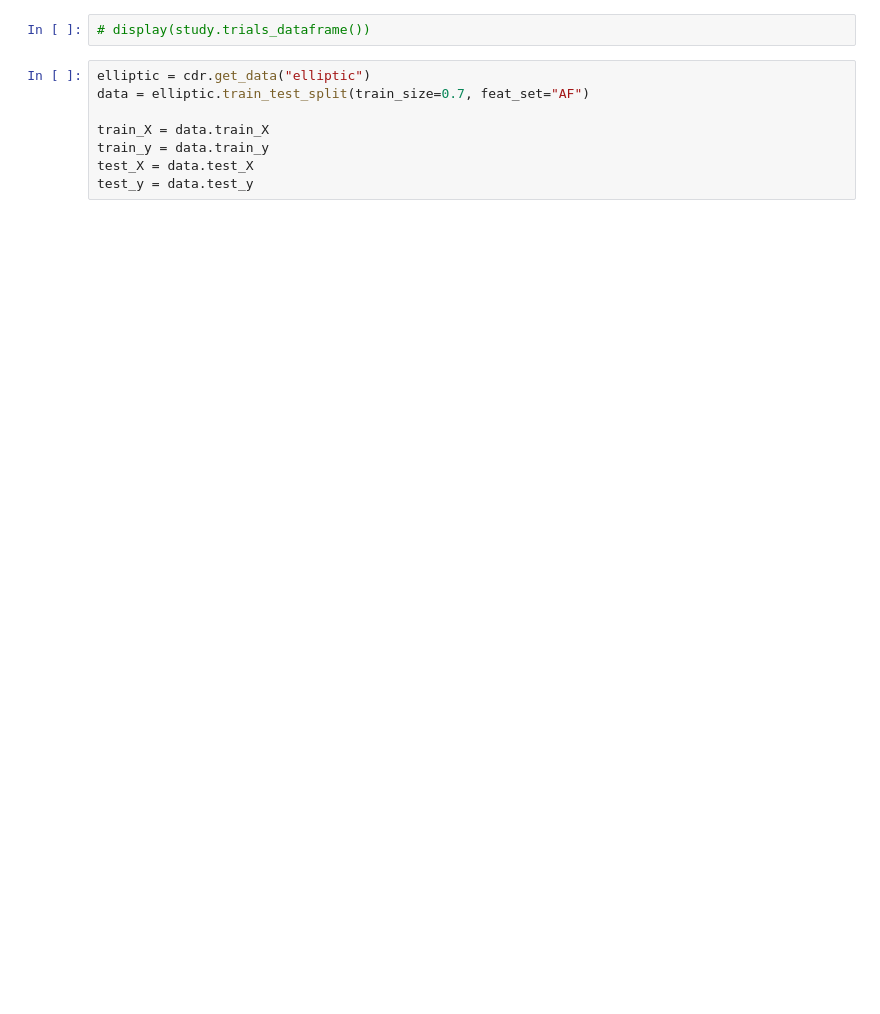
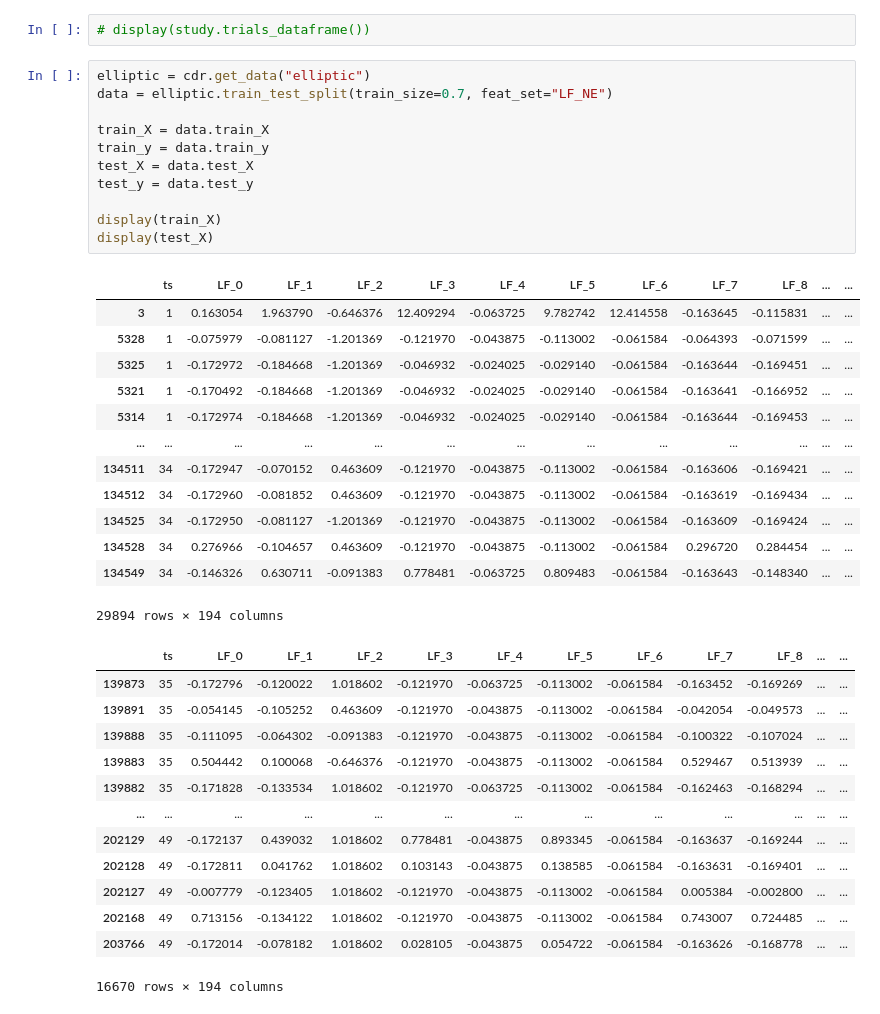
Before and after one commit to achmand/aml-crypto-graph, a Jupyter notebook: src/TEST_TPE.ipynb, the cells around one changed output. Cells and saved outputs as stored; diff of their text form; blank space fills up the shorter version.

```diff
--- a/src/TEST_TPE.ipynb
+++ b/src/TEST_TPE.ipynb
@@ -121,10 +121,40 @@ print(study.best_trial.params)
 # display(study.trials_dataframe())
 # %%
 elliptic = cdr.get_data("elliptic")
-data = elliptic.train_test_split(train_size=0.7, feat_set="AF")
+data = elliptic.train_test_split(train_size=0.7, feat_set="LF_NE")
 
 train_X = data.train_X
 train_y = data.train_y
 test_X = data.test_X
 test_y = data.test_y
+
+display(train_X)
+display(test_X)
+# %% [output]
+|  | ts | LF_0 | LF_1 | LF_2 | LF_3 | LF_4 | LF_5 | LF_6 | LF_7 | LF_8 | ... | ... |
+| 3 | 1 | 0.163054 | 1.963790 | -0.646376 | 12.409294 | -0.063725 | 9.782742 | 12.414558 | -0.163645 | -0.115831 | ... | ... |
+| 5328 | 1 | -0.075979 | -0.081127 | -1.201369 | -0.121970 | -0.043875 | -0.113002 | -0.061584 | -0.064393 | -0.071599 | ... | ... |
+| 5325 | 1 | -0.172972 | -0.184668 | -1.201369 | -0.046932 | -0.024025 | -0.029140 | -0.061584 | -0.163644 | -0.169451 | ... | ... |
+| 5321 | 1 | -0.170492 | -0.184668 | -1.201369 | -0.046932 | -0.024025 | -0.029140 | -0.061584 | -0.163641 | -0.166952 | ... | ... |
+| 5314 | 1 | -0.172974 | -0.184668 | -1.201369 | -0.046932 | -0.024025 | -0.029140 | -0.061584 | -0.163644 | -0.169453 | ... | ... |
+| ... | ... | ... | ... | ... | ... | ... | ... | ... | ... | ... | ... | ... |
+| 134511 | 34 | -0.172947 | -0.070152 | 0.463609 | -0.121970 | -0.043875 | -0.113002 | -0.061584 | -0.163606 | -0.169421 | ... | ... |
+| 134512 | 34 | -0.172960 | -0.081852 | 0.463609 | -0.121970 | -0.043875 | -0.113002 | -0.061584 | -0.163619 | -0.169434 | ... | ... |
+| 134525 | 34 | -0.172950 | -0.081127 | -1.201369 | -0.121970 | -0.043875 | -0.113002 | -0.061584 | -0.163609 | -0.169424 | ... | ... |
+| 134528 | 34 | 0.276966 | -0.104657 | 0.463609 | -0.121970 | -0.043875 | -0.113002 | -0.061584 | 0.296720 | 0.284454 | ... | ... |
+| 134549 | 34 | -0.146326 | 0.630711 | -0.091383 | 0.778481 | -0.063725 | 0.809483 | -0.061584 | -0.163643 | -0.148340 | ... | ... |
+29894 rows × 194 columns
+|  | ts | LF_0 | LF_1 | LF_2 | LF_3 | LF_4 | LF_5 | LF_6 | LF_7 | LF_8 | ... | ... |
+| 139873 | 35 | -0.172796 | -0.120022 | 1.018602 | -0.121970 | -0.063725 | -0.113002 | -0.061584 | -0.163452 | -0.169269 | ... | ... |
+| 139891 | 35 | -0.054145 | -0.105252 | 0.463609 | -0.121970 | -0.043875 | -0.113002 | -0.061584 | -0.042054 | -0.049573 | ... | ... |
+| 139888 | 35 | -0.111095 | -0.064302 | -0.091383 | -0.121970 | -0.043875 | -0.113002 | -0.061584 | -0.100322 | -0.107024 | ... | ... |
+| 139883 | 35 | 0.504442 | 0.100068 | -0.646376 | -0.121970 | -0.043875 | -0.113002 | -0.061584 | 0.529467 | 0.513939 | ... | ... |
+| 139882 | 35 | -0.171828 | -0.133534 | 1.018602 | -0.121970 | -0.063725 | -0.113002 | -0.061584 | -0.162463 | -0.168294 | ... | ... |
+| ... | ... | ... | ... | ... | ... | ... | ... | ... | ... | ... | ... | ... |
+| 202129 | 49 | -0.172137 | 0.439032 | 1.018602 | 0.778481 | -0.043875 | 0.893345 | -0.061584 | -0.163637 | -0.169244 | ... | ... |
+| 202128 | 49 | -0.172811 | 0.041762 | 1.018602 | 0.103143 | -0.043875 | 0.138585 | -0.061584 | -0.163631 | -0.169401 | ... | ... |
+| 202127 | 49 | -0.007779 | -0.123405 | 1.018602 | -0.121970 | -0.043875 | -0.113002 | -0.061584 | 0.005384 | -0.002800 | ... | ... |
+| 202168 | 49 | 0.713156 | -0.134122 | 1.018602 | -0.121970 | -0.043875 | -0.113002 | -0.061584 | 0.743007 | 0.724485 | ... | ... |
+| 203766 | 49 | -0.172014 | -0.078182 | 1.018602 | 0.028105 | -0.043875 | 0.054722 | -0.061584 | -0.163626 | -0.168778 | ... | ... |
+16670 rows × 194 columns
 # %%
```
Also changed, not shown: parts of 9 cells of this notebook, 3 other files.
